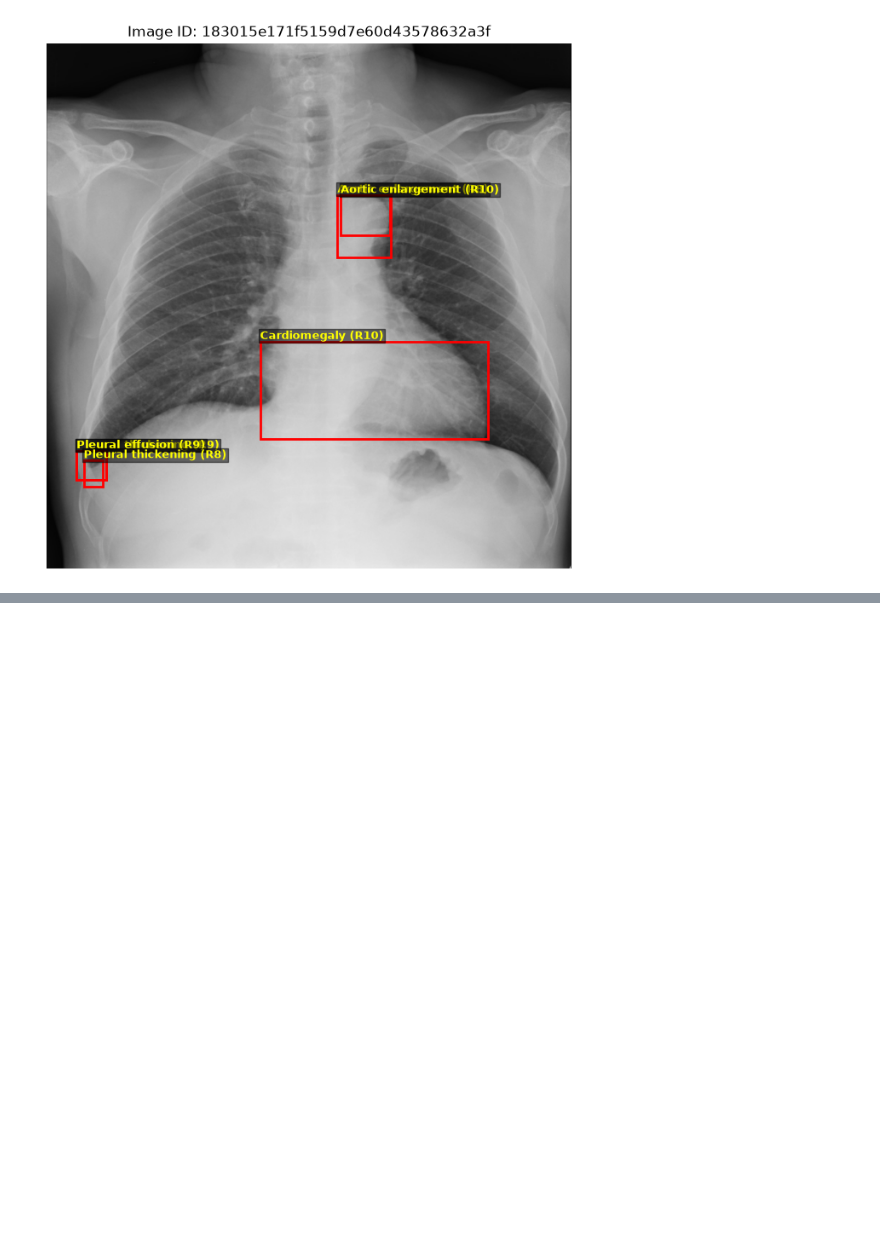
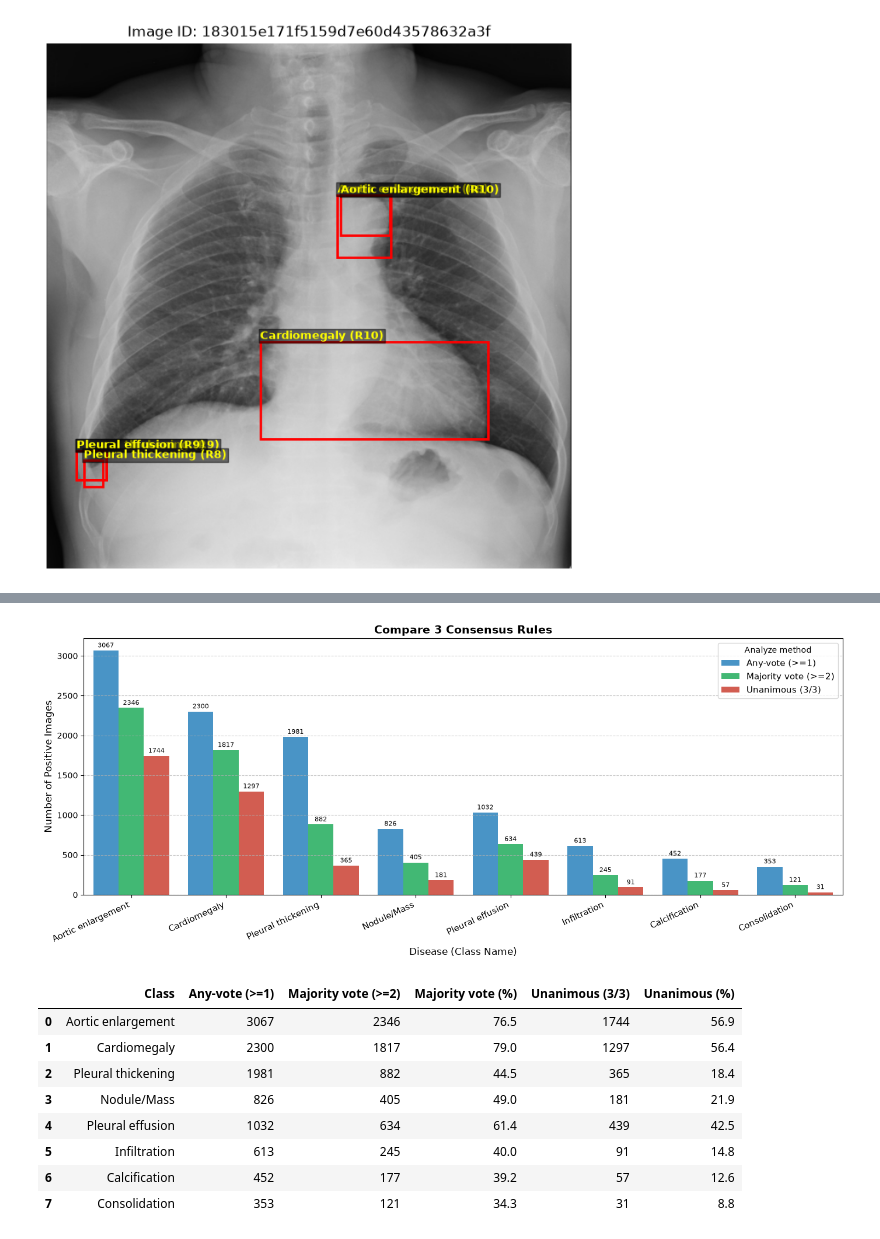
Before and after one commit to HuyDuongQuoc/DATH-HK261-explainable-cxr, a Jupyter notebook: notebooks/01_eda.ipynb, the cells around one changed output, grey strips where cells are left out. Saved outputs shown, nothing was run; the diff lists cells and outputs as text; code cells hidden in the pictures; blank space fills up the shorter version.

```diff
--- a/notebooks/01_eda.ipynb
+++ b/notebooks/01_eda.ipynb
@@ -113,0 +271,71 @@ if len(abnormal_samples) > 0:
+# %%
+agreement_counts = doctor_agreement.copy()
+
+# EXAMPLE: use for 8 most common local classes
+top_classes = local_counts.head(8)['class_name'].tolist()
+filtered_agreements = agreement_counts[agreement_counts['class_name'].isin(top_classes)]
+
+# positive sample counts for each class and each voting rule
+comparison_data = []
+for cname in top_classes:
+    c_df = filtered_agreements[filtered_agreements['class_name'] == cname]
+
+    any_vote = (c_df['doctor_votes'] >= 1).sum()       # Any-vote (>= 1)
+    majority_vote = (c_df['doctor_votes'] >= 2).sum()  # Majority vote (>= 2)
+    unanimous_vote = (c_df['doctor_votes'] == 3).sum() # Unanimous vote (3/3)
+
+    comparison_data.append({
+        'Class': cname,
+        'Any-vote (>=1)': any_vote,
+        'Majority vote (>=2)': majority_vote,
+        'Unanimous (3/3)': unanimous_vote,
+        'Majority vote (%)': (majority_vote / any_vote) * 100 if any_vote > 0 else 0,
+        'Unanimous (%)': (unanimous_vote / any_vote) * 100 if any_vote > 0 else 0
+    })
+
+df_comparison = pd.DataFrame(comparison_data)
+
+# plot per consensus method
+df_plot = df_comparison.melt(
+    id_vars=['Class'],
+    value_vars=['Any-vote (>=1)', 'Majority vote (>=2)', 'Unanimous (3/3)'],
+    var_name='Rule',
+    value_name='Positive Samples'
+)
+
+plt.figure(figsize=(14, 6))
+palette = {'Any-vote (>=1)': '#3498db', 'Majority vote (>=2)': '#2ecc71', 'Unanimous (3/3)': '#e74c3c'}
+
+ax = sns.barplot(data=df_plot, x='Class', y='Positive Samples', hue='Rule', palette=palette)
+plt.title("Compare 3 Classification Consensus Rules", fontsize=14, fontweight='bold')
+plt.xlabel("Disease (Class Name)", fontsize=12)
+plt.ylabel("Number of Positive Images", fontsize=12)
+plt.xticks(rotation=25, ha='right', fontsize=11)
+plt.grid(axis='y', linestyle='--', alpha=0.7)
+plt.legend(title="Consensus method", fontsize=11)
+
+for p in ax.patches:
+    height = p.get_height()
+    if not np.isnan(height) and height > 0:
+        ax.annotate(f"{int(height)}",
+                    (p.get_x() + p.get_width() / 2., height),
+                    ha='center', va='bottom', fontsize=8, xytext=(0, 2),
+                    textcoords='offset points')
+
+plt.tight_layout()
+plt.show()
+
+# 4. detailed table of retention rates
+from IPython.display import display
+display(df_comparison[['Class', 'Any-vote (>=1)', 'Majority vote (>=2)', 'Majority vote (%)', 'Unanimous (3/3)', 'Unanimous (%)']].round(1))
+# %% [output]
+[figure, added]
+|  | Class | Any-vote (>=1) | Majority vote (>=2) | Majority vote (%) | Unanimous (3/3) | Unanimous (%) |
+| 0 | Aortic enlargement | 3067 | 2346 | 76.5 | 1744 | 56.9 |
+| 1 | Cardiomegaly | 2300 | 1817 | 79.0 | 1297 | 56.4 |
+| 2 | Pleural thickening | 1981 | 882 | 44.5 | 365 | 18.4 |
+| 3 | Nodule/Mass | 826 | 405 | 49.0 | 181 | 21.9 |
+| 4 | Pleural effusion | 1032 | 634 | 61.4 | 439 | 42.5 |
+| 5 | Infiltration | 613 | 245 | 40.0 | 91 | 14.8 |
+| 6 | Calcification | 452 | 177 | 39.2 | 57 | 12.6 |
+| 7 | Consolidation | 353 | 121 | 34.3 | 31 | 8.8 |
```
Also changed, not shown: parts of 15 cells of this notebook, 4 other files.
